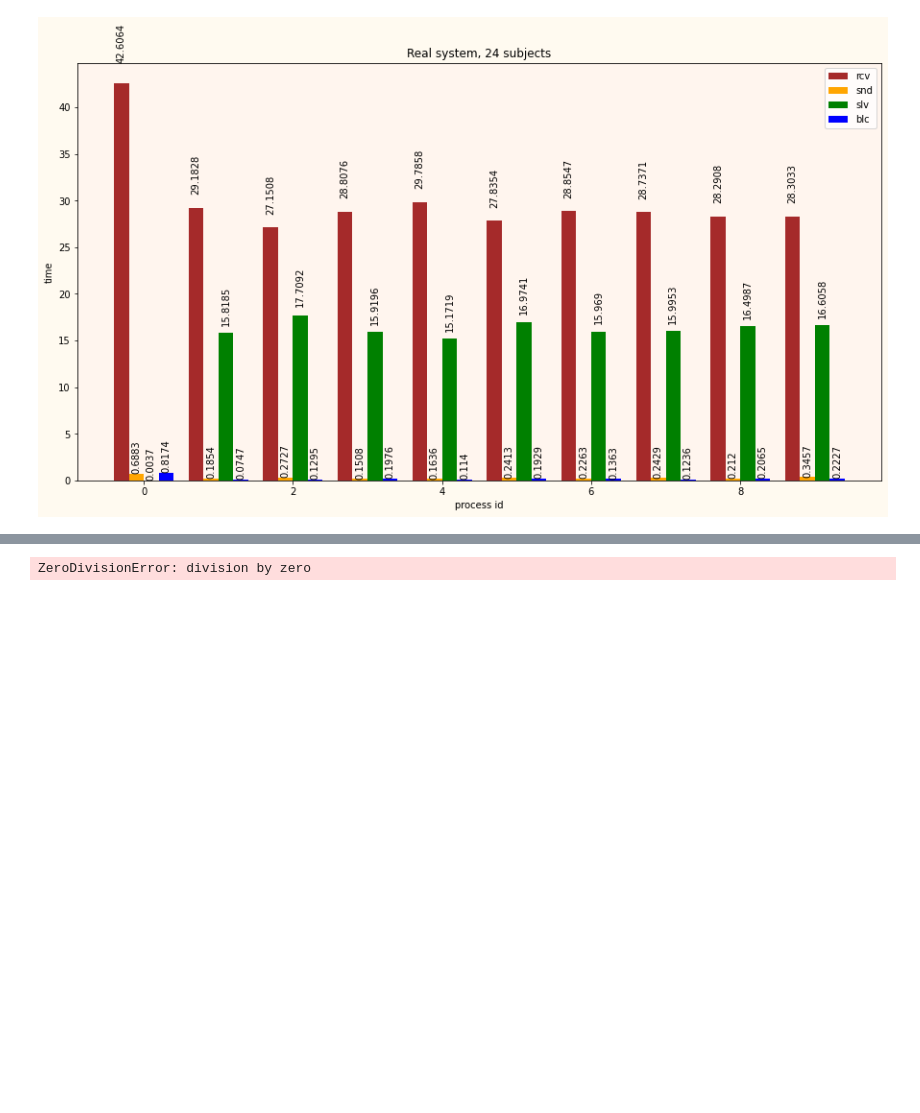
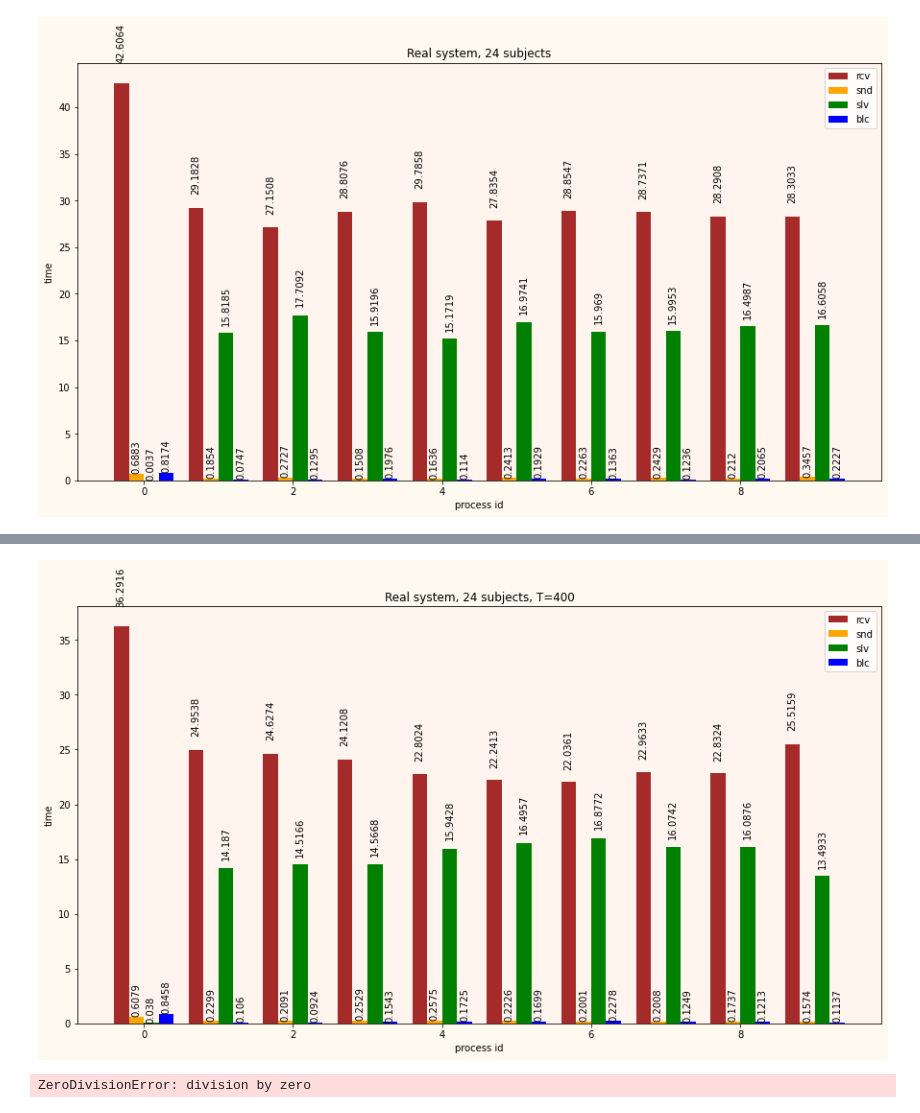
Before and after one commit to amonin7/knapsack_solution, a Jupyter notebook: Visualization.ipynb, the cells around one changed output, grey strips where cells are left out. Cells and saved outputs as stored; diff of their text form; code cells hidden in the pictures; blank space fills up the shorter version.

```diff
--- a/Visualization.ipynb
+++ b/Visualization.ipynb
@@ -240,3 +244,7 @@ plot_statistics('TraceC.csv', 'Real system, 24 subjects')
+# %%
+plot_statistics('TraceC.csv', 'Real system, 24 subjects, T=400')
+# %% [output]
+[figure, added]
 # %%
 am = 0
 suma = (0, 0)
```
Also changed, not shown: parts of 1 cell of this notebook, 3 other files.
